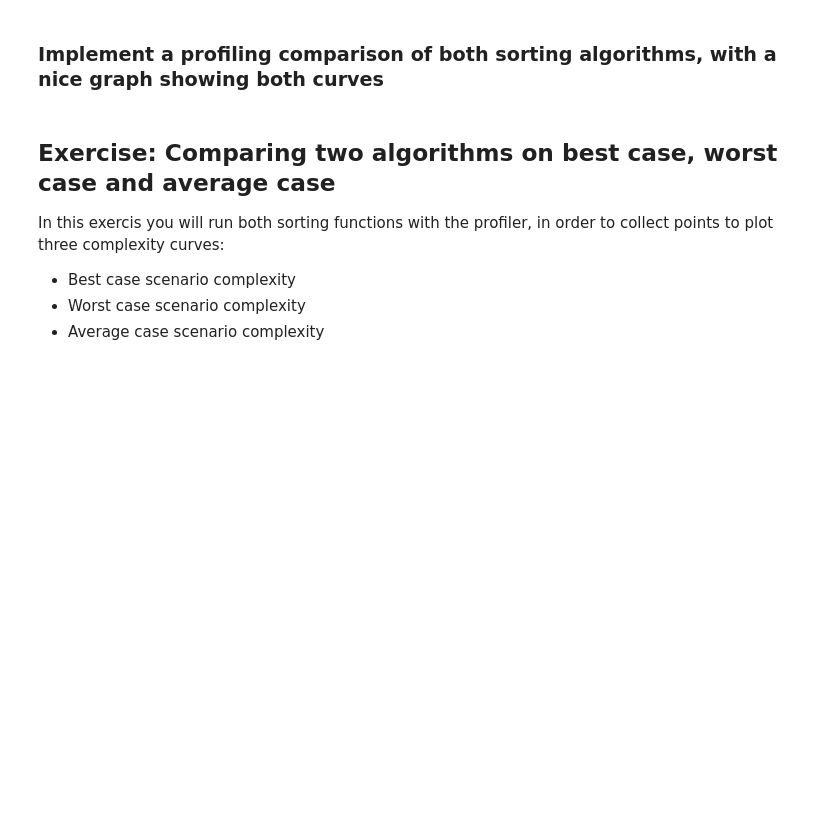
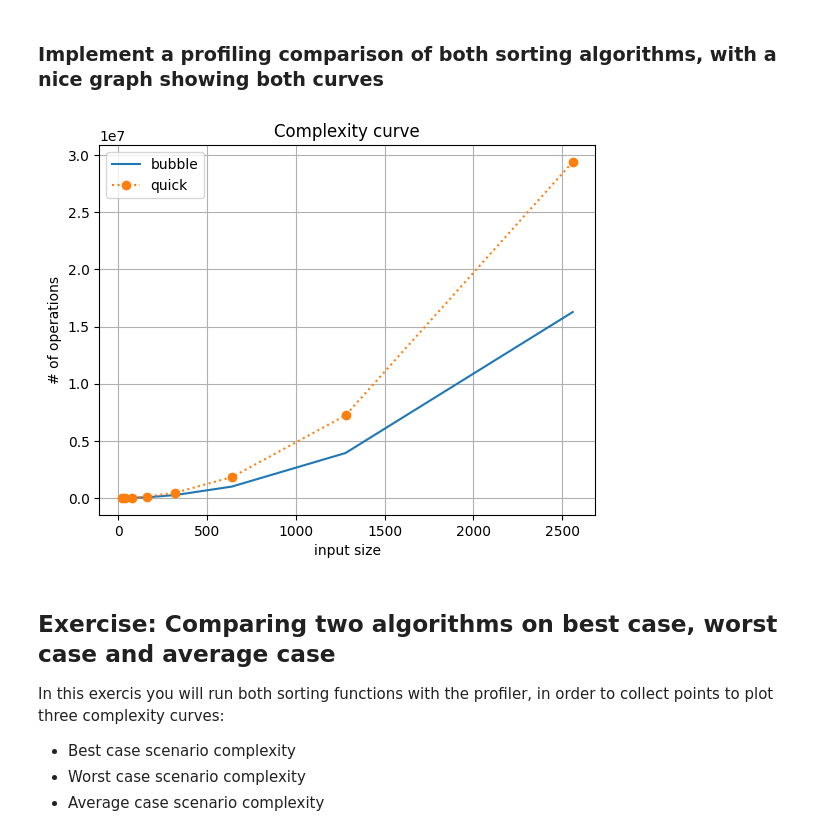
Before and after one commit to ZhangSanbaoo/School_Things, a Jupyter notebook: TP2-Practice-Complexity_and_Profiling.ipynb, the cells around one changed output. Saved outputs shown, nothing was run; the diff lists cells and outputs as text; code cells hidden in the pictures; blank space fills up the shorter version.

```diff
--- a/TP2-Practice-Complexity_and_Profiling.ipynb
+++ b/TP2-Practice-Complexity_and_Profiling.ipynb
@@ -353,3 +342,31 @@ print(array)
+# %%
+# It's up to you !
+# TODO your code here
+dataSize = 10
+sizeList = []
+costList = []
+costListq = []
+for i in range(8):
+    dataSize = dataSize * 2
+    array = np.random.randint(-sys.maxsize-1, sys.maxsize,size=dataSize,dtype=np.int64).tolist()
+    prof = pprofile.Profile()
+    prof.runcall(bubbleSort, array)
+    timingFile = list(prof.file_dict.values())[0][0]
+    numOps = timingFile.getTotalHitCount()
+    sizeList.append(dataSize)
+    costList.append(numOps)
+    prof.runcall(quickSort,array)
+    numOps = timingFile.getTotalHitCount()
+    costListq.append(numOps)
+fig, ax = plt.subplots()
+ax.plot(sizeList, costList, label="bubble")
+ax.plot(sizeList, costListq, ":o", label="quick")
+ax.legend()
+ax.set(xlabel='input size', ylabel='# of operations',title='Complexity curve')
+ax.grid()
+plt.show()
+# %% [output]
+[figure, added]
 # %% [markdown]
 ## Exercise: Comparing two algorithms on best case, worst case and average case
 In this exercis you will run both sorting functions with the profiler, in order to collect points to plot three complexity curves:
```
Also changed, not shown: parts of 28 cells of this notebook, 1 other file.
